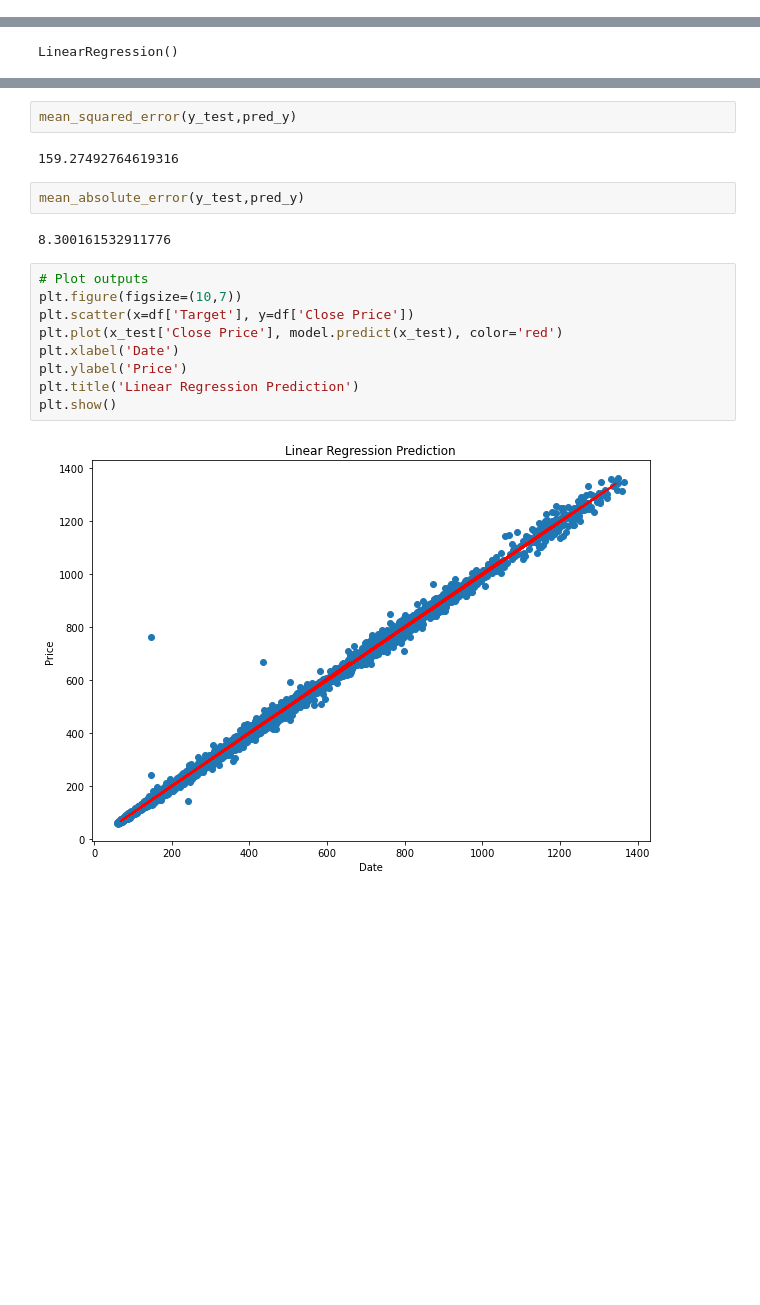
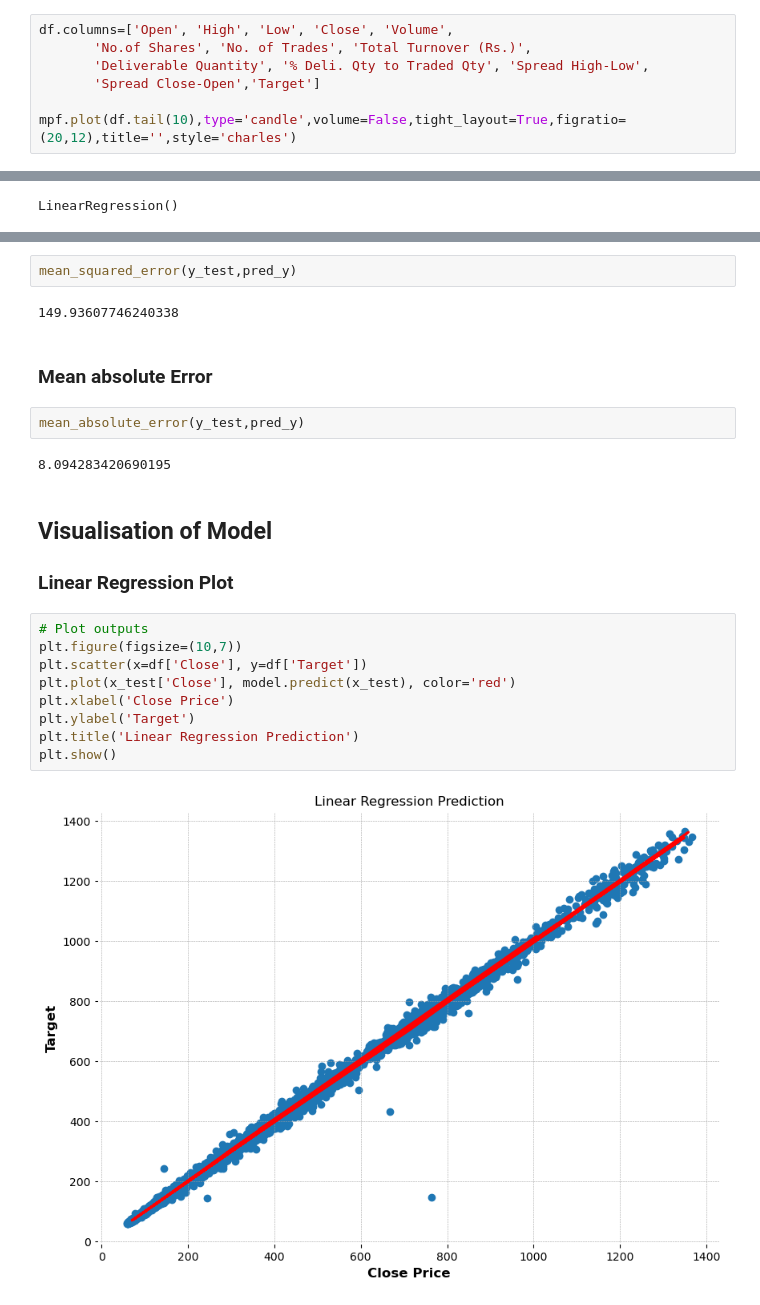
Before and after one commit to Shivakumarbharath/Stock_Market_Price_Prediction, a Jupyter notebook: Linear_Reggression.ipynb, the cells around one changed output, grey strips where cells are left out. Drawn from its saved outputs; the diff is of its cells as text; blank space fills up the shorter version.

```diff
--- a/Linear_Reggression.ipynb
+++ b/Linear_Reggression.ipynb
@@ -55,0 +84,7 @@ plt.plot(df.index,df['Target'])
+# %%
+df.columns=['Open', 'High', 'Low', 'Close', 'Volume',
+       'No.of Shares', 'No. of Trades', 'Total Turnover (Rs.)',
+       'Deliverable Quantity', '% Deli. Qty to Traded Qty', 'Spread High-Low',
+       'Spread Close-Open','Target']
+
+mpf.plot(df.tail(10),type='candle',volume=False,tight_layout=True,figratio=(20,12),title='',style='charles')
@@ -86,19 +141,28 @@ mean_squared_error(y_test,pred_y,squared=False)
 # %%
 mean_squared_error(y_test,pred_y)
 # %% [output]
-159.27492764619316
+149.93607746240338
+# %% [markdown]
+### Mean absolute Error
 # %%
 mean_absolute_error(y_test,pred_y)
 # %% [output]
-8.300161532911776
+8.094283420690195
+# %% [markdown]
+## Visualisation of Model
+
+
+
+
+### Linear Regression Plot
 # %%
 # Plot outputs
 plt.figure(figsize=(10,7))
-plt.scatter(x=df['Target'], y=df['Close Price'])
-plt.plot(x_test['Close Price'], model.predict(x_test), color='red')
-plt.xlabel('Date')
-plt.ylabel('Price')
+plt.scatter(x=df['Close'], y=df['Target'])
+plt.plot(x_test['Close'], model.predict(x_test), color='red')
+plt.xlabel('Close Price')
+plt.ylabel('Target')
 plt.title('Linear Regression Prediction')
 plt.show()
 # %% [output]
-[figure, old version]
+[figure, new version]
```
Also changed, not shown: parts of 35 cells of this notebook.
